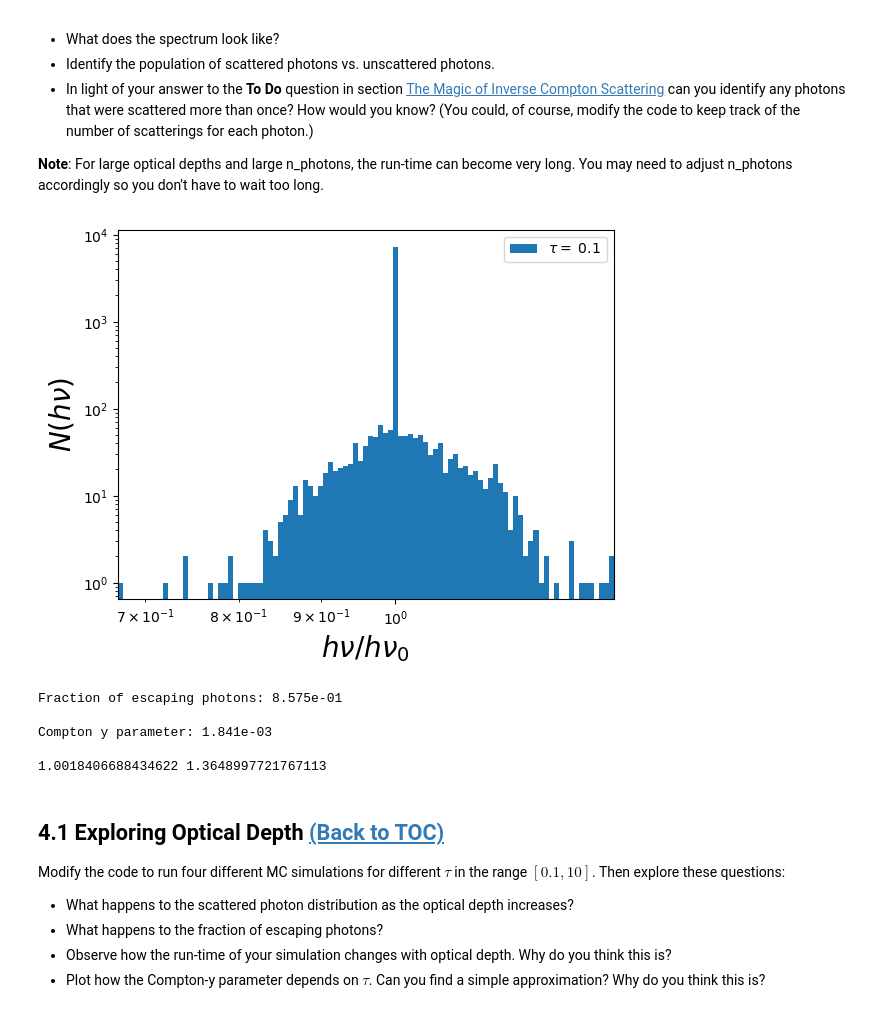
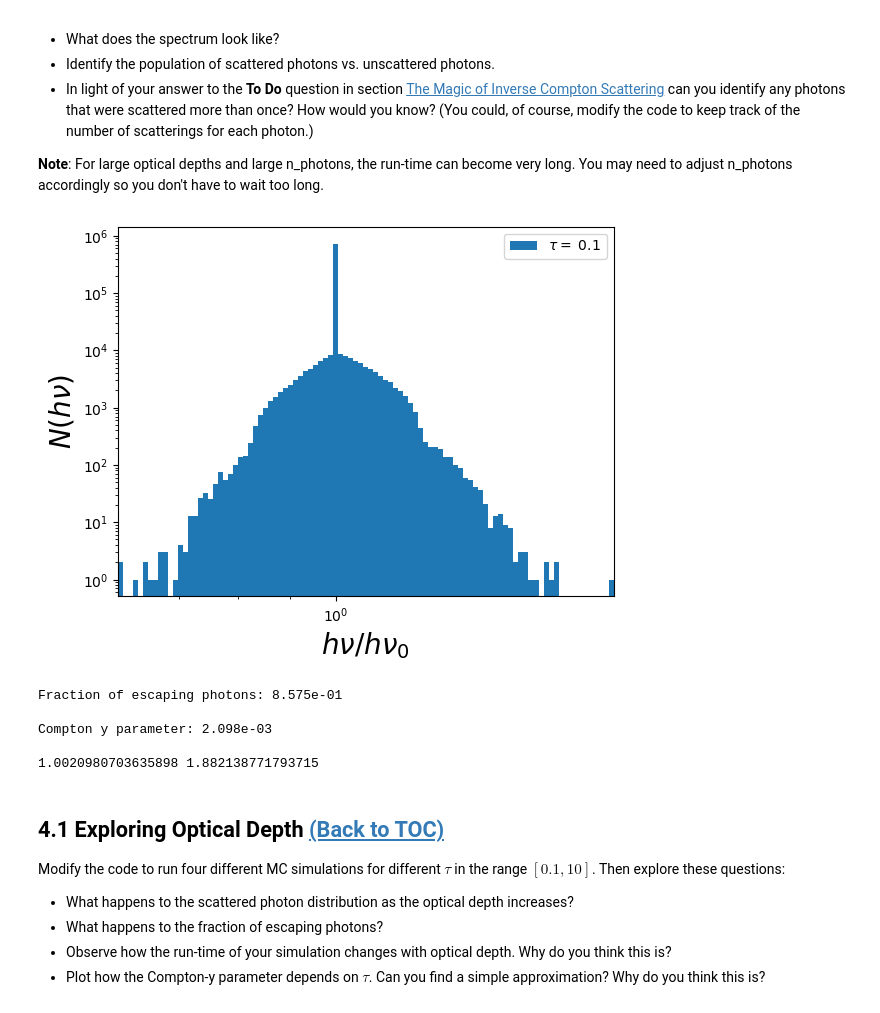
Before and after one commit to heinzs57/Python_tutorials, a Jupyter notebook: inverse_compton.ipynb, the cells around one changed output. Saved outputs shown, nothing was run; the diff lists cells and outputs as text; code cells hidden in the pictures.

```diff
--- a/inverse_compton.ipynb
+++ b/inverse_compton.ipynb
@@ -252,21 +244,0 @@ def random_direction_2(number=None):
-# %%
-def random_direction(number=None):
-    if number is None:
-        number=1
-    phi=np.random.rand(number)*2.*np.pi
-    cos_theta=2.*np.random.rand(number)-np.ones(number)
-    sin_theta= np.sqrt(1-cos_theta**2)
-    return((np.array([sin_theta*np.cos(phi),sin_theta*np.sin(phi),cos_theta])).transpose())
-
-def random_directions_test(number):
-    n=random_direction(number=number)
-    fig = plt.figure(figsize=(15,5))
-    ax1 = plt.subplot(1,3,1)
-    ax1.scatter(n[:,0],n[:,1],1)
-    ax2 = plt.subplot(1,3,2)
-    ax2.scatter(n[:,0],n[:,2],1)
-    ax3 = plt.subplot(1,3,3)
-    ax3.scatter(n[:,1],n[:,2],1)
-    fig.savefig('random_directions.pdf')
-    plt.show()
-random_directions_test_2(20000)
@@ -623,16 +593,3 @@ def draw_electron_direction(v,p_photon):
 def mu_of_p(beta,p):
     mu=1/beta-np.sqrt(1/beta**2 + 1  - 4*p/beta + 2/beta)
     return(mu)
-# %%
-def mu_of_p_2(beta,p):
-    mu=-1/beta-np.sqrt(1/beta**2 + 1 +4*p/beta - 2/beta)
-    return(mu)
-
-beta=0.9999
-nump=10000
-mu=np.zeros(nump)
-p=np.linspace(0,1,nump)
-for i in range(nump):
-    mu[i]=mu_of_p(beta,p[i])
-plt.plot(p,mu)
-plt.show()
@@ -1039,25 +994,25 @@ __Note__: For large optical depths and large n_photons, the run-time can become
 # %%
 #
 # Run an example of a Monte Carlo simulation for optical depth 0.1
 #
 
-mc_parms={'n_photons':10000,         # start somewhat small and go up
+mc_parms={'n_photons':1000000,         # start somewhat small and go up
           'kt_seeds':1.6e-9,         # 1 keV input photons
           'H':1e7,                   # say H ~ R, and R ~ 100 R_g ~ 3e7 cm
           'velocity':2.985e9,            # 10% speed of light--pretty hot
           'tau':0.1,                 # tau ~ 0.1: Small-ish optical depth
           'v_dist':f_of_v_mono,      # name of velocity distribution function
           'hnu_dist':f_of_hnu_mono,  # name of photon distribution function
          }
 hnu_scattered,hnu_seeds=plot_mc(mc_parms,bins=100)
 print(np.mean(hnu_scattered),np.max(hnu_scattered))
 # %% [output]
-[figure, old version]
+[figure, new version]
 Fraction of escaping photons: 8.575e-01
 
-Compton y parameter: 1.841e-03
+Compton y parameter: 2.098e-03
 
-1.0018406688434622 1.3648997721767113
+1.0020980703635898 1.882138771793715
 # %% [markdown]
 ## 4.1 Exploring Optical Depth<a id="exploring_tau"></a> <a href="#TOC">(Back to TOC)</a>
 
```
Also changed, not shown: parts of 5 cells of this notebook.
